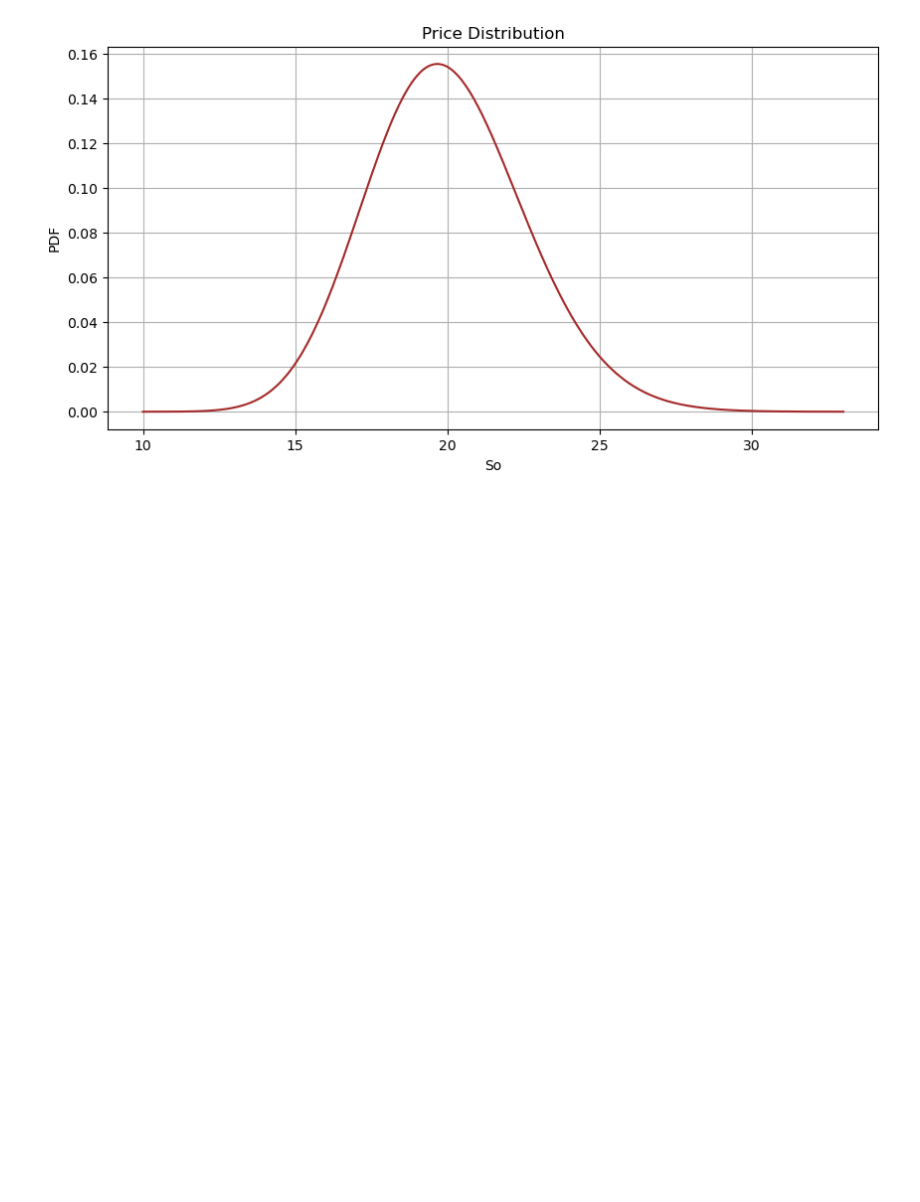
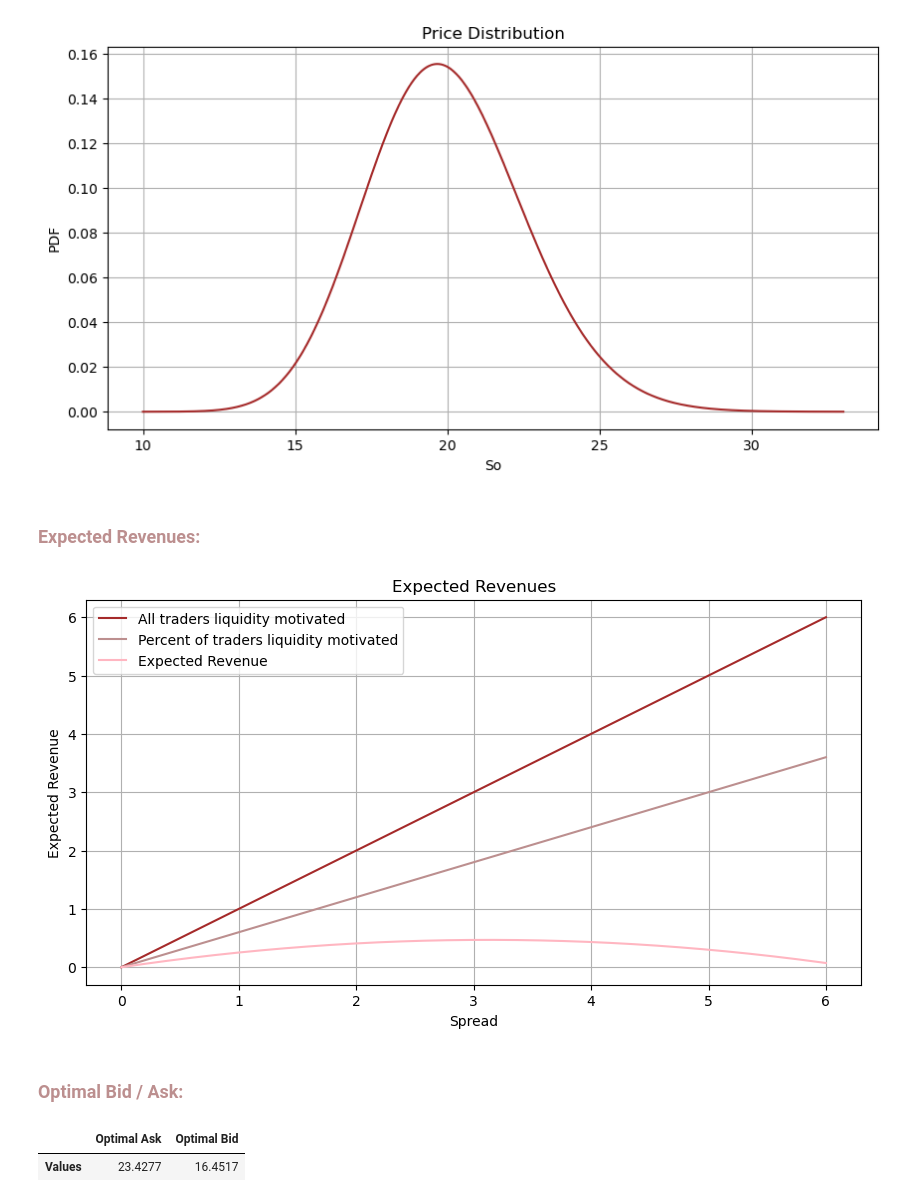
Before and after one commit to arantzaghg/sistemas_de_trading, a Jupyter notebook: Proyecto 1.ipynb, the cells around one changed output. Drawn from its saved outputs; the diff is of its cells as text; code cells hidden in the pictures; blank space fills up the shorter version.

```diff
--- a/Proyecto 1.ipynb
+++ b/Proyecto 1.ipynb
@@ -9 +13,7 @@ import matplotlib.pyplot as plt
+# %%
+S = np.linspace(10, 33, 1000)
+K = 60
+lamb = 3
+So = 19.90
+pi_I = 0.4
 # %% [markdown]
@@ -24,2 +34,30 @@ plt.grid()
 # %% [output]
 [figure]
+# %% [markdown]
+### <font color='rosybrown'> **Expected Revenues:**
+# %%
+def pi_LB(spread, A=0.5, B=0.08):
+    return np.maximum(A - B * spread, 0)
+
+def pi_LS(spread, A=0.5, B=0.08):
+    return np.maximum(A - B * spread, 0)
+
+spread = np.linspace(0, 6, 1000)
+
+pi_lb = pi_LB(spread)
+pi_ls = pi_LS(spread)
+
+plt.figure(figsize=(10, 5))
+plt.plot(spread, spread, color='brown', label = 'All traders liquidity motivated')
+plt.plot(spread, spread * (1 - pi_I), color='rosybrown', label = 'Percent of traders liquidity motivated')
+plt.plot(spread, pi_lb * (1 - pi_I) * spread, color='lightpink', label = 'Expected Revenue')
+plt.title('Expected Revenues')
+plt.xlabel('Spread')
+plt.ylabel('Expected Revenue')
+plt.legend()
+plt.grid()
+plt.show()
+# %% [output]
+[figure, added]
+# %% [markdown]
+### <font color='rosybrown'> **Optimal Bid / Ask:**
@@ -25,0 +74,14 @@ plt.grid()
+# %%
+x0 = [20, 18]
+bounds = [(So, 33), (10, So)]
+result = minimize(objective, x0, args=(So, lamb, K, pi_I), bounds=bounds)
+KA_opt, KB_opt = result.x
+
+df_result = pd.DataFrame({
+    'Optimal Ask': [round(KA_opt, 4)],
+    'Optimal Bid': [round(KB_opt, 4)]
+}, index = ['Values'])
+df_result
+# %% [output]
+|  | Optimal Ask | Optimal Bid |
+| Values | 23.4277 | 16.4517 |
```
Also changed, not shown: parts of 6 cells of this notebook, 1 other file.
